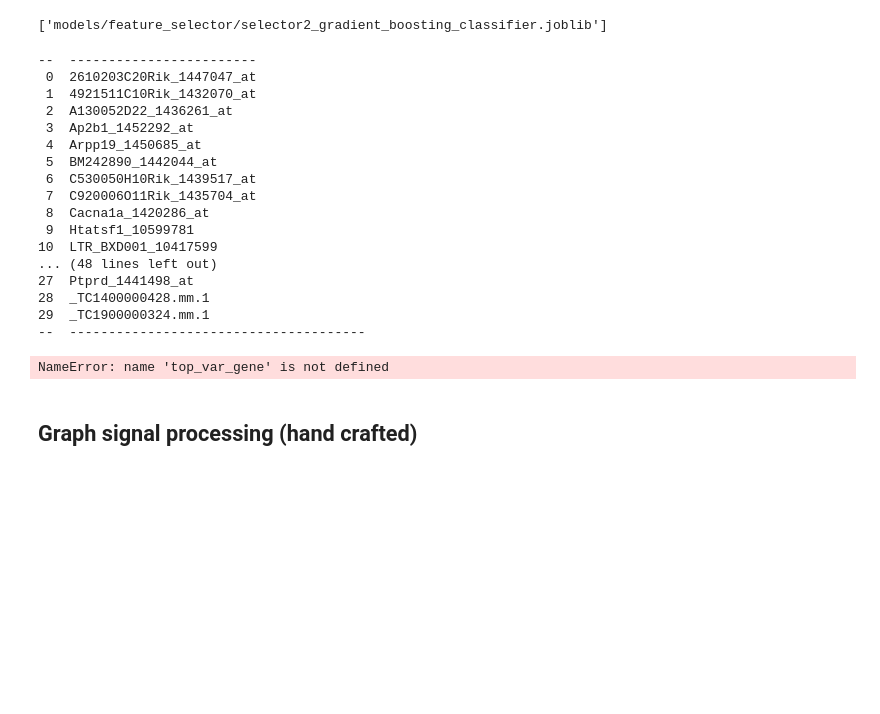
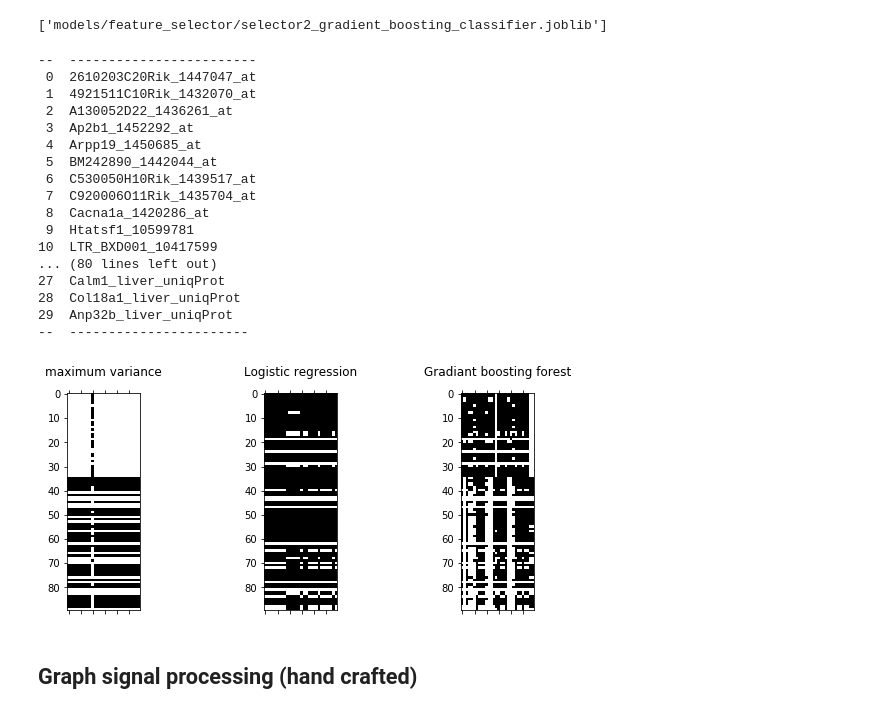
Before and after one commit to raphaelreiss/Network_tour_of_mice_genetics, a Jupyter notebook: Graph_Analysis_Mice_Genetics.ipynb, the cells around one changed output. Drawn from its saved outputs; the diff is of its cells as text; code cells hidden in the pictures; blank space fills up the shorter version.

```diff
--- a/Graph_Analysis_Mice_Genetics.ipynb
+++ b/Graph_Analysis_Mice_Genetics.ipynb
@@ -635,7 +679,7 @@ features_1 = gene_expression_df.iloc[:, features_indices1].columns.tolist()
 features_2 = gene_expression_df.iloc[:, features_indices2].columns.tolist()
 print(tabulate(enumerate(features_1)))
 print(tabulate(enumerate(features_2)))
-print(tabulate(enumerate(top_var_gene.index)))
+print(tabulate(enumerate(top_var_features)))
 
 # Save features lists:
 with open('data/python_list/features_1.txt', 'w') as f:
@@ -658,9 +702,18 @@ with open('data/python_list/features_2.txt', 'w') as f:
  8  Cacna1a_1420286_at
  9  Htatsf1_10599781
 10  LTR_BXD001_10417599
-... (48 lines left out)
-27  Ptprd_1441498_at
-28  _TC1400000428.mm.1
-29  _TC1900000324.mm.1
---  --------------------------------------
+... (80 lines left out)
+27  Calm1_liver_uniqProt
+28  Col18a1_liver_uniqProt
+29  Anp32b_liver_uniqProt
+--  -----------------------
-NameError: name 'top_var_gene' is not defined
+# %%
+# Missing values for the features
+fig, axes = plt.subplots(1, 3, figsize=(10, 4))
+title = ["maximum variance", "Logistic regression", "Gradiant boosting forest"]
+for ax, features, t in zip(axes.flatten(), [top_var_features, features_1, features_2], title):
+    ax.spy(gene_expression_df.loc[:, features])
+    ax.set_xticklabels([])
+    ax.set_title(t)
+# %% [output]
+[figure, added]
```
Also changed, not shown: parts of 14 cells of this notebook.
